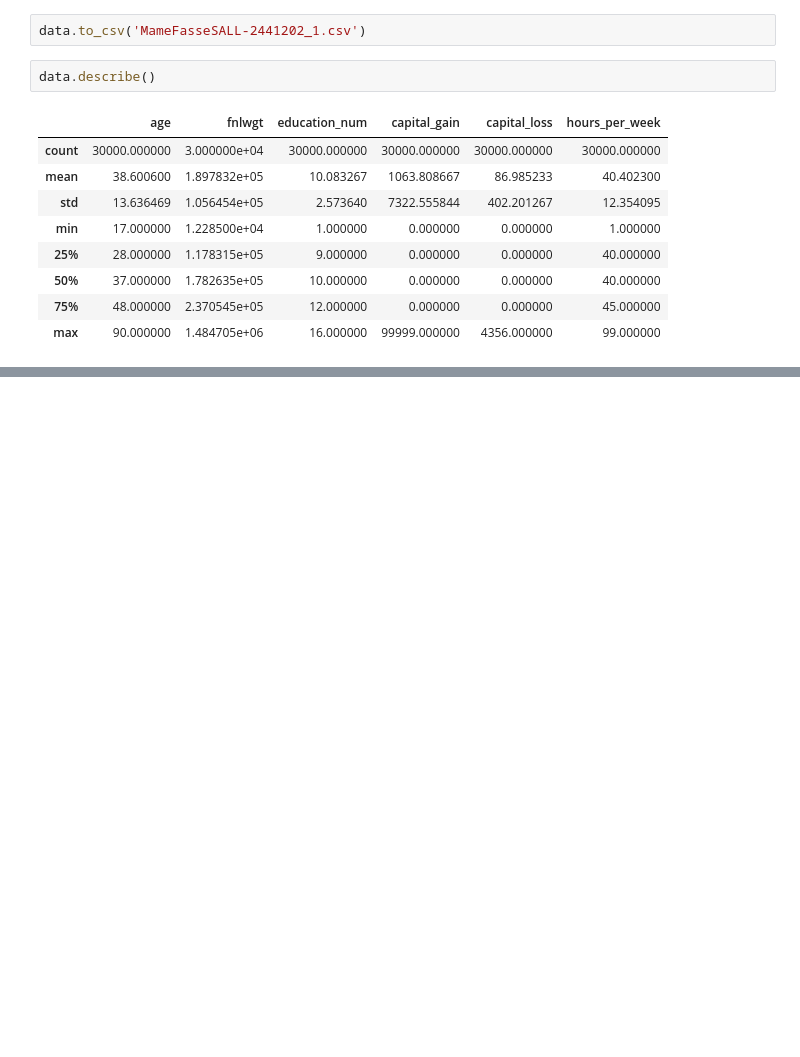
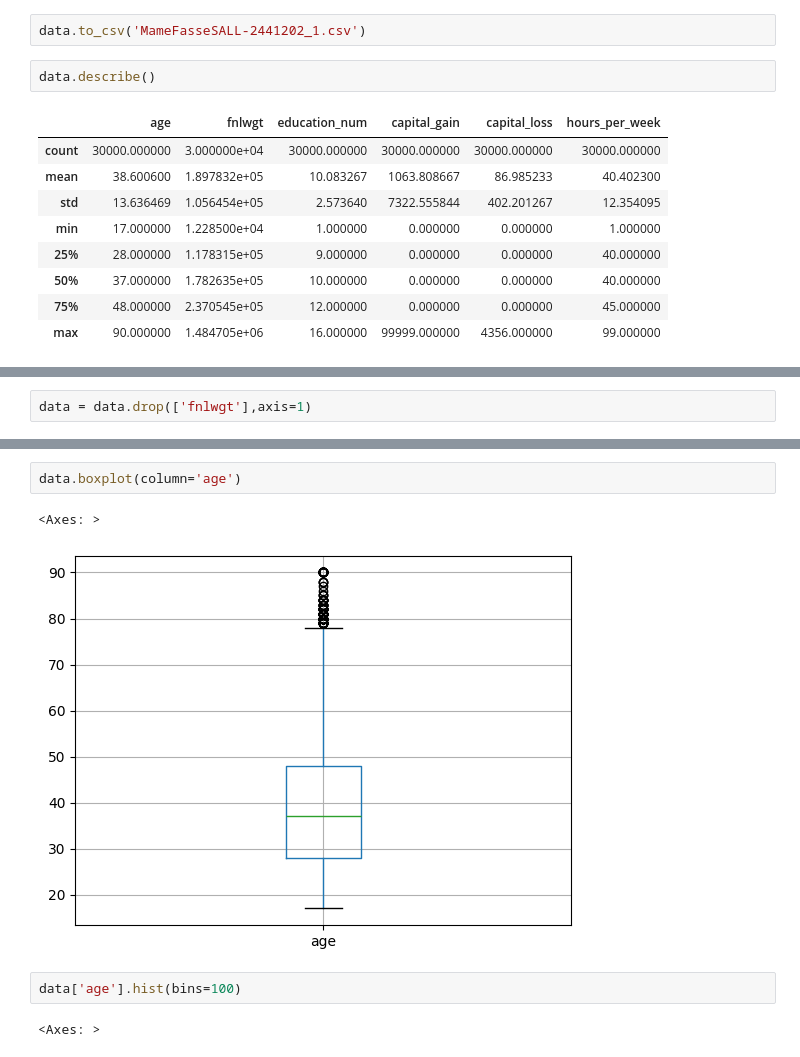
Before and after one commit to mfs135/data-exploration, a Jupyter notebook: dataexp.ipynb, the cells around one changed output, grey strips where cells are left out. Cells and saved outputs as stored; diff of their text form; blank space fills up the shorter version.

```diff
--- a/dataexp.ipynb
+++ b/dataexp.ipynb
@@ -81,0 +124,2 @@ data.describe()
+# %%
+data = data.drop(['fnlwgt'],axis=1)
@@ -81,0 +186,9 @@ data.describe()
+# %%
+data.boxplot(column='age')
+# %% [output]
+<Axes: >
+[figure, added]
+# %%
+data['age'].hist(bins=100)
+# %% [output]
+<Axes: >
```
Also changed, not shown: parts of 29 cells of this notebook.
